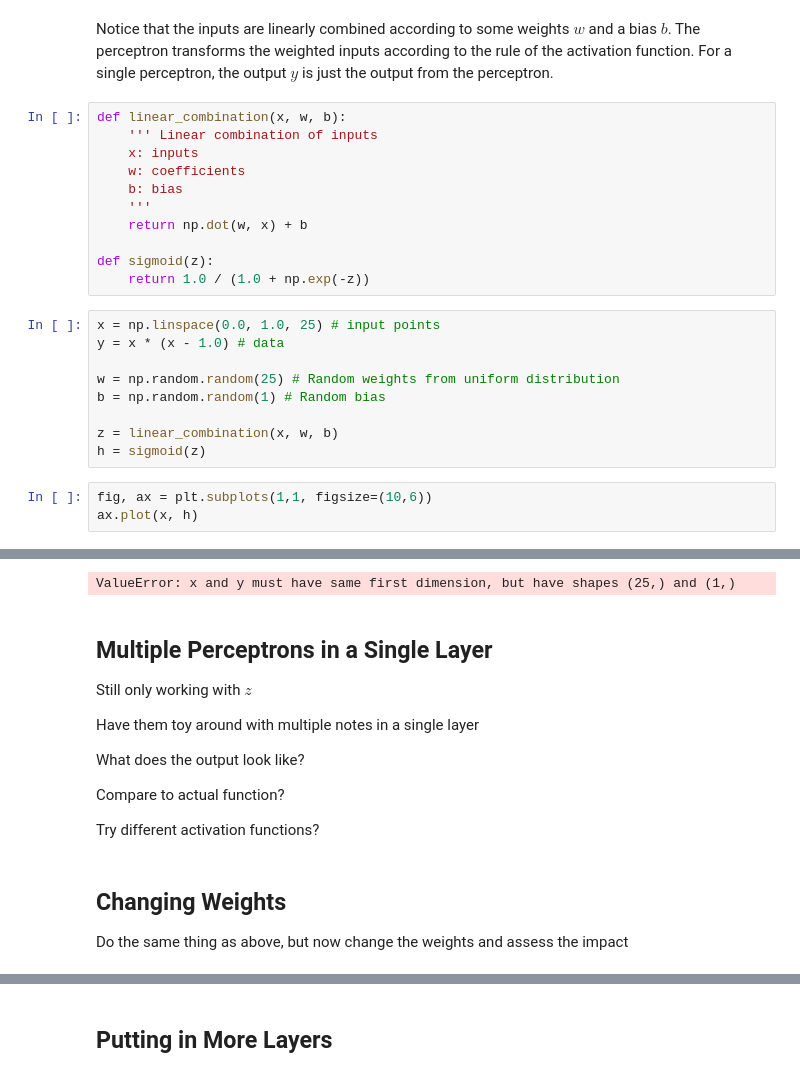
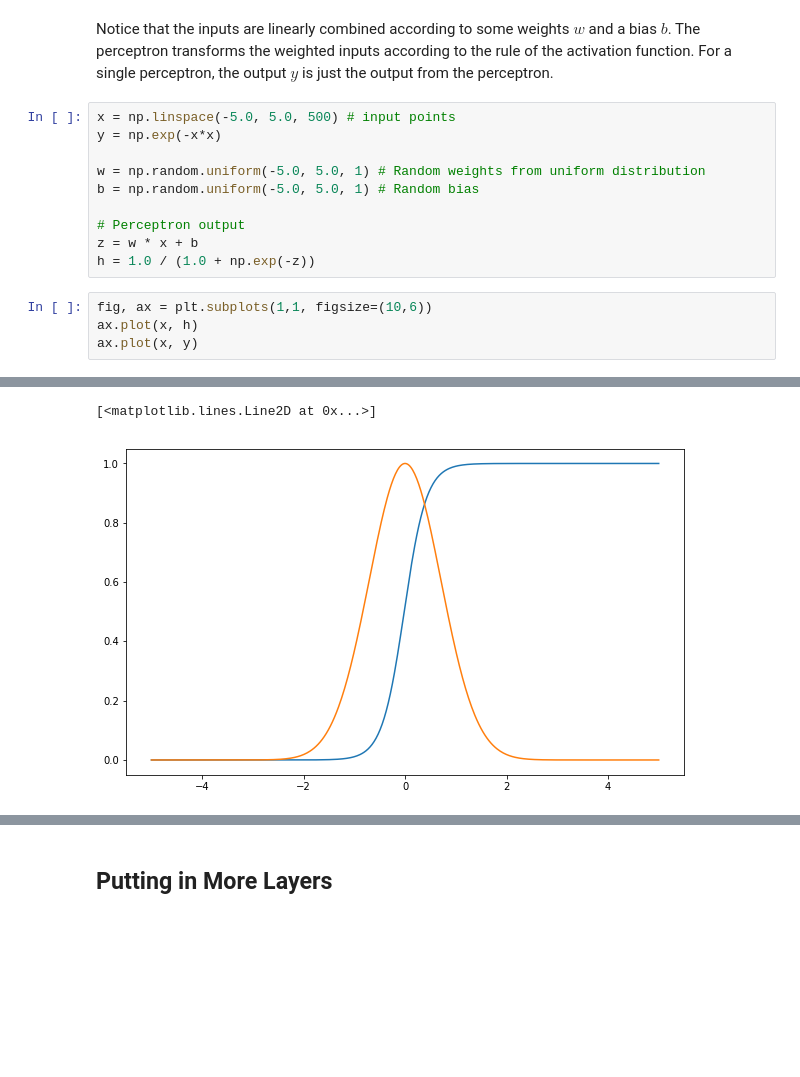
Before and after one commit to pavlosprotopapas/dswcc_fall_2018, a Jupyter notebook: labs/Lab1/Lab1.ipynb, the cells around one changed output, grey strips where cells are left out. Cells and saved outputs as stored; diff of their text form; blank space fills up the shorter version.

```diff
--- a/labs/Lab1/Lab1.ipynb
+++ b/labs/Lab1/Lab1.ipynb
@@ -35,27 +35,18 @@ Here is another image showing each step.
 ![](figs/expanded-perceptron.png)
 # %% [markdown]
 Notice that the inputs are linearly combined according to some weights $w$ and a bias $b$.  The perceptron transforms the weighted inputs according to the rule of the activation function.  For a single perceptron, the output $y$ is just the output from the perceptron.
-# %%
-def linear_combination(x, w, b):
-    ''' Linear combination of inputs
-    x: inputs
-    w: coefficients
-    b: bias
-    '''
-    return np.dot(w, x) + b
-
-def sigmoid(z):
-    return 1.0 / (1.0 + np.exp(-z))
 # %%
-x = np.linspace(0.0, 1.0, 25) # input points
-y = x * (x - 1.0) # data
+x = np.linspace(-5.0, 5.0, 500) # input points
+y = np.exp(-x*x)
 
-w = np.random.random(25) # Random weights from uniform distribution
-b = np.random.random(1) # Random bias
+w = np.random.uniform(-5.0, 5.0, 1) # Random weights from uniform distribution
+b = np.random.uniform(-5.0, 5.0, 1) # Random bias
 
-z = linear_combination(x, w, b)
-h = sigmoid(z)
+# Perceptron output
+z = w * x + b
+h = 1.0 / (1.0 + np.exp(-z))
 # %%
 fig, ax = plt.subplots(1,1, figsize=(10,6))
 ax.plot(x, h)
+ax.plot(x, y)
 # %% [output]
@@ -64,15 +53,2 @@ ax.plot(x, h)
-ValueError: x and y must have same first dimension, but have shapes (25,) and (1,)
+[<matplotlib.lines.Line2D at 0x...>]
+[figure, added]
-# %% [markdown]
-## Multiple Perceptrons in a Single Layer
-Still only working with $z$
-
-Have them toy around with multiple notes in a single layer
-
-What does the output look like?
-
-Compare to actual function?
-
-Try different activation functions?
-# %% [markdown]
-## Changing Weights
-Do the same thing as above, but now change the weights and assess the impact
```
Also changed, not shown: parts of 32 cells of this notebook.
